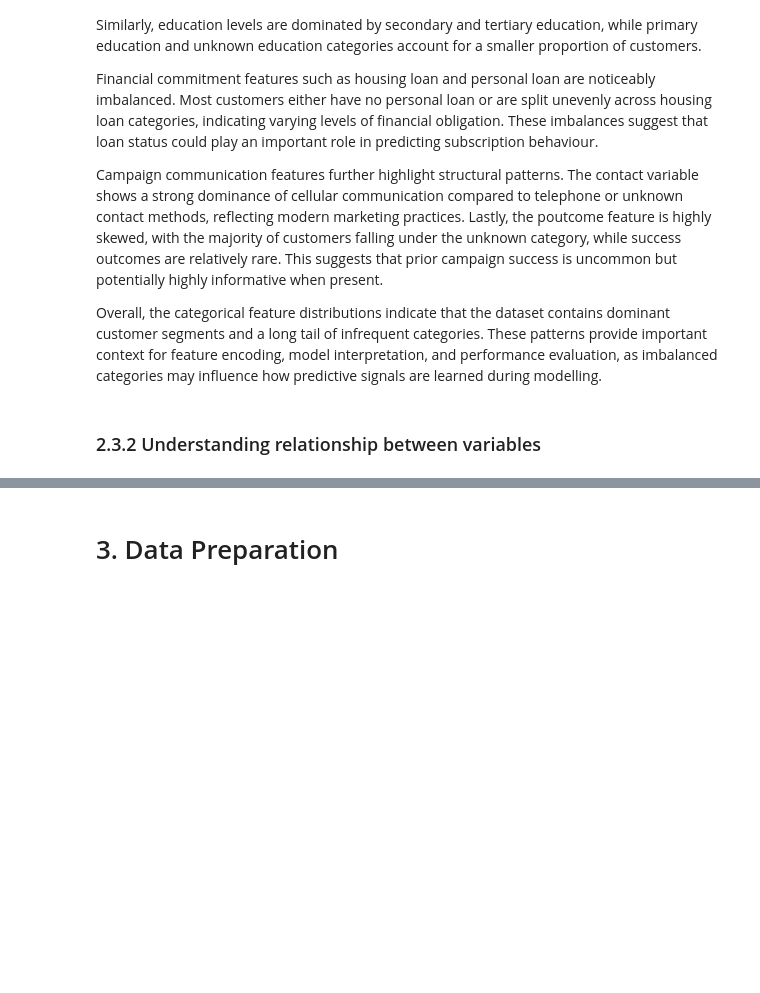
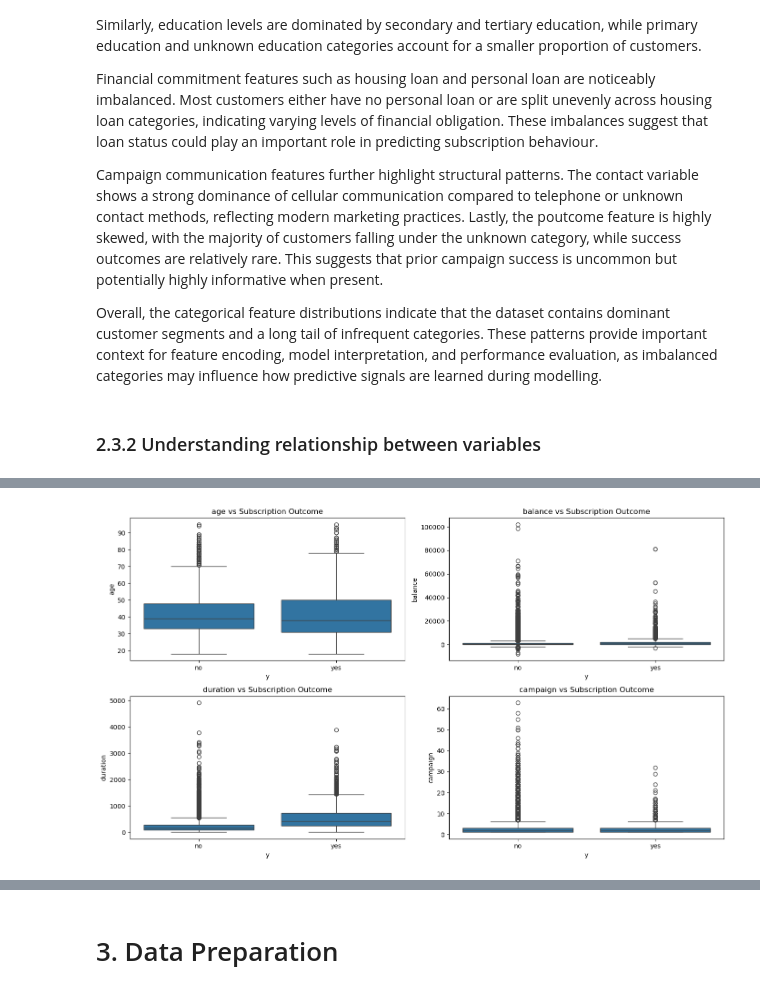
Before and after one commit to xousies/mldp-assignment, a Jupyter notebook: Program Codes.ipynb, the cells around one changed output, grey strips where cells are left out. Drawn from its saved outputs; the diff is of its cells as text; code cells hidden in the pictures; blank space fills up the shorter version.

```diff
--- a/Program Codes.ipynb
+++ b/Program Codes.ipynb
@@ -209,0 +252,12 @@ Overall, the categorical feature distributions indicate that the dataset contain
+# %%
+plt.figure(figsize=(14, 8))
+
+for i, col in enumerate(["age", "balance", "duration", "campaign"], 1):
+    plt.subplot(2, 2, i)
+    sns.boxplot(x="y", y=col, data=df)
+    plt.title(f"{col} vs Subscription Outcome")
+
+plt.tight_layout()
+plt.show()
+# %% [output]
+[figure, added]
```
Also changed, not shown: parts of 13 cells of this notebook, 1 other file.
